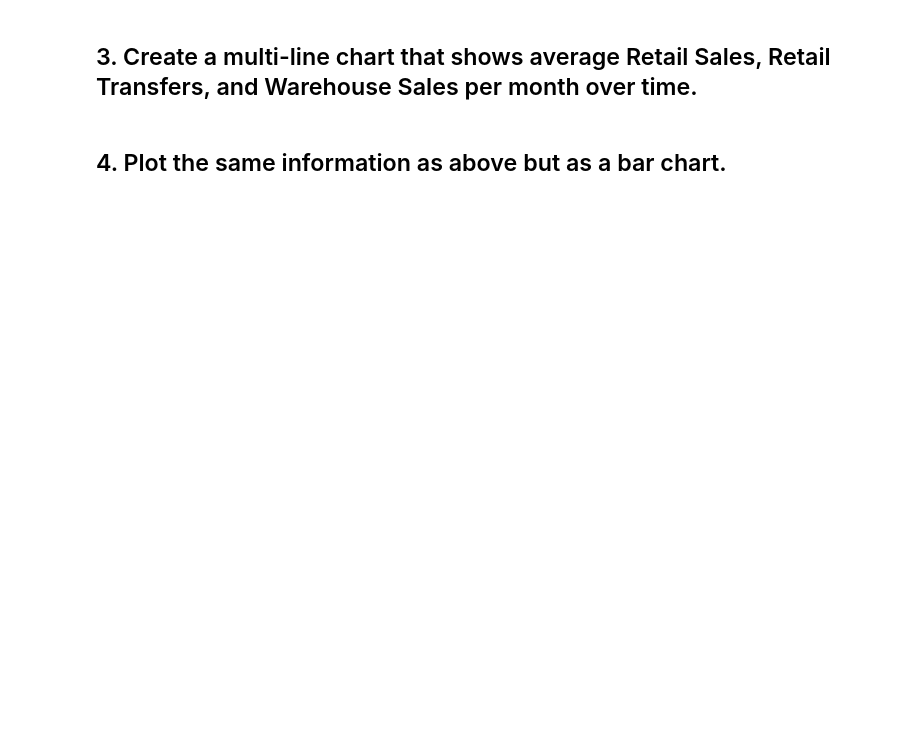
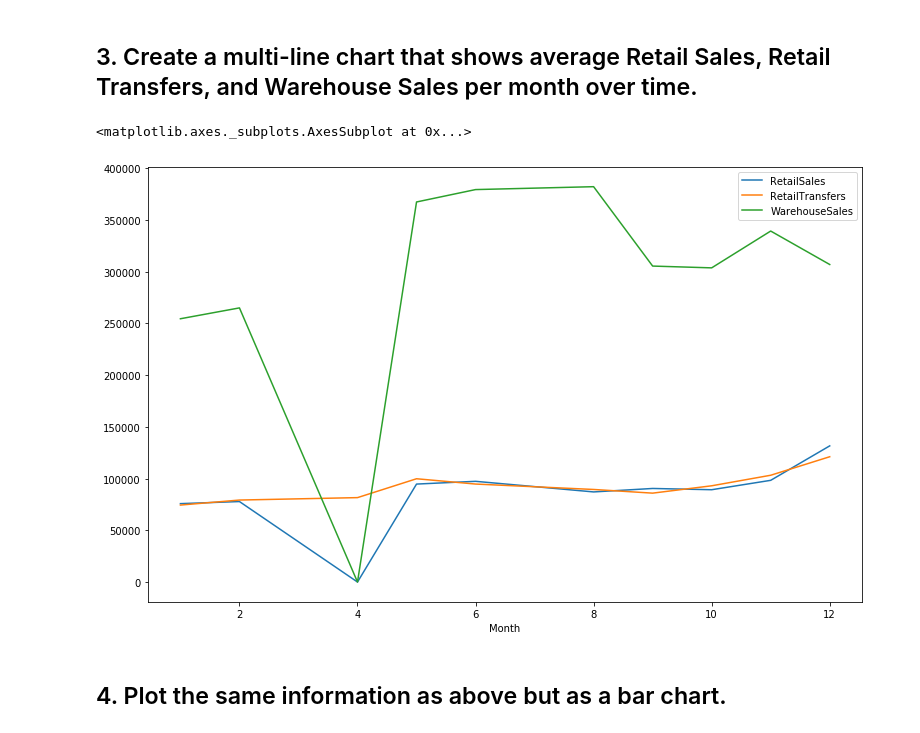
Before and after one commit to pedrodgn/ironhack, a Jupyter notebook: week5-Visualization/plot_multiple_series.ipynb, the cells around one changed output. Drawn from its saved outputs; the diff is of its cells as text; code cells hidden in the pictures; blank space fills up the shorter version.

```diff
--- a/week5-Visualization/plot_multiple_series.ipynb
+++ b/week5-Visualization/plot_multiple_series.ipynb
@@ -35,4 +38,9 @@ TypeError: object of type 'float' has no len()
 # %% [markdown]
 ## 3. Create a multi-line chart that shows average Retail Sales, Retail Transfers, and Warehouse Sales per month over time.
+# %%
+data.groupby("Month").sum().loc[:,["RetailSales","RetailTransfers","WarehouseSales"]].plot(figsize=[1.6*8,8])
+# %% [output]
+<matplotlib.axes._subplots.AxesSubplot at 0x...>
+[figure, added]
 # %% [markdown]
 ## 4. Plot the same information as above but as a bar chart.
```
Also changed, not shown: parts of 9 cells of this notebook.
